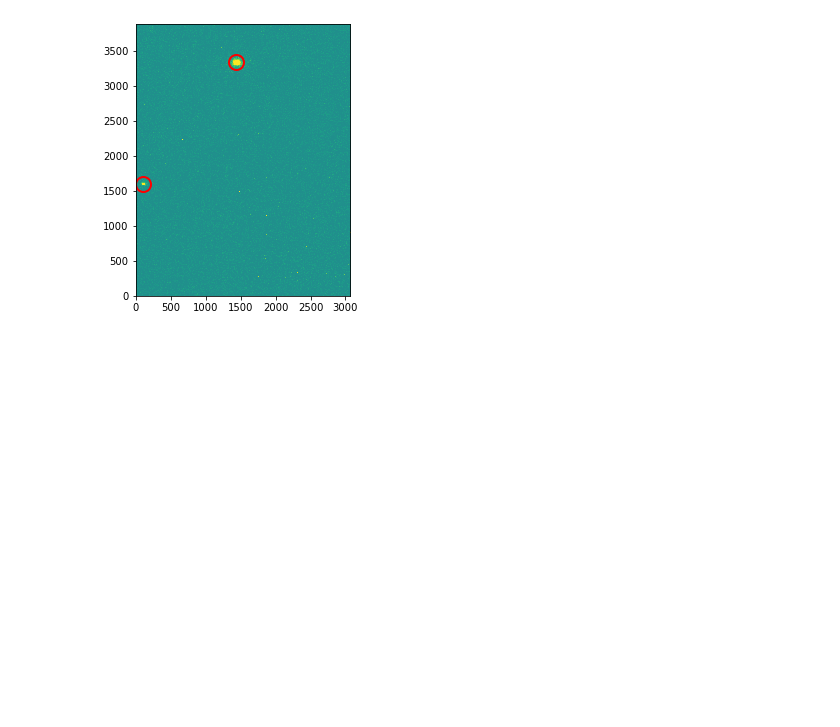
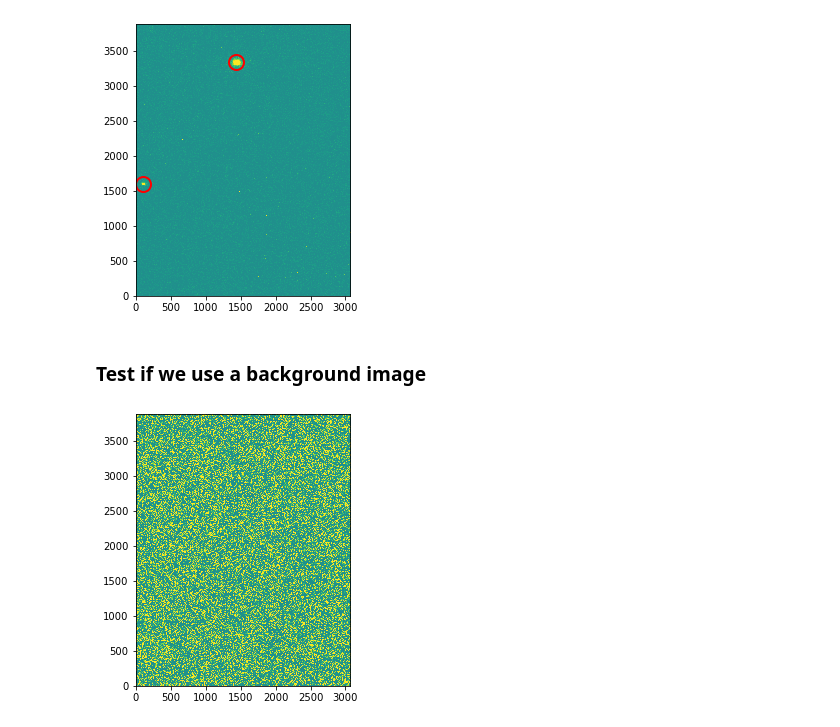
Before and after one commit to st3107/tomology, a Jupyter notebook: notebooks/explore_data.ipynb, the cells around one changed output. Saved outputs shown, nothing was run; the diff lists cells and outputs as text; code cells hidden in the pictures; blank space fills up the shorter version.

```diff
--- a/notebooks/explore_data.ipynb
+++ b/notebooks/explore_data.ipynb
@@ -250,3 +244,15 @@ ax = fig.add_subplot(111)
 my_annotate_image(df, test_result, ax)
 # %% [output]
 [figure]
+# %% [markdown]
+### Test if we use a background image
+# %%
+another_image = data["dexela_image"][4523]
+processed_image = average_subtract_fill_zero(another_image, background_dexela_image)
+df = my_locate(processed_image, minmass=15000)
+# %%
+fig = plt.figure(figsize=(5, 5))
+ax = fig.add_subplot(111)
+my_annotate_image(df, processed_image, ax)
+# %% [output]
+[figure, added]
```
Also changed, not shown: parts of 11 cells of this notebook, 6 other files.
